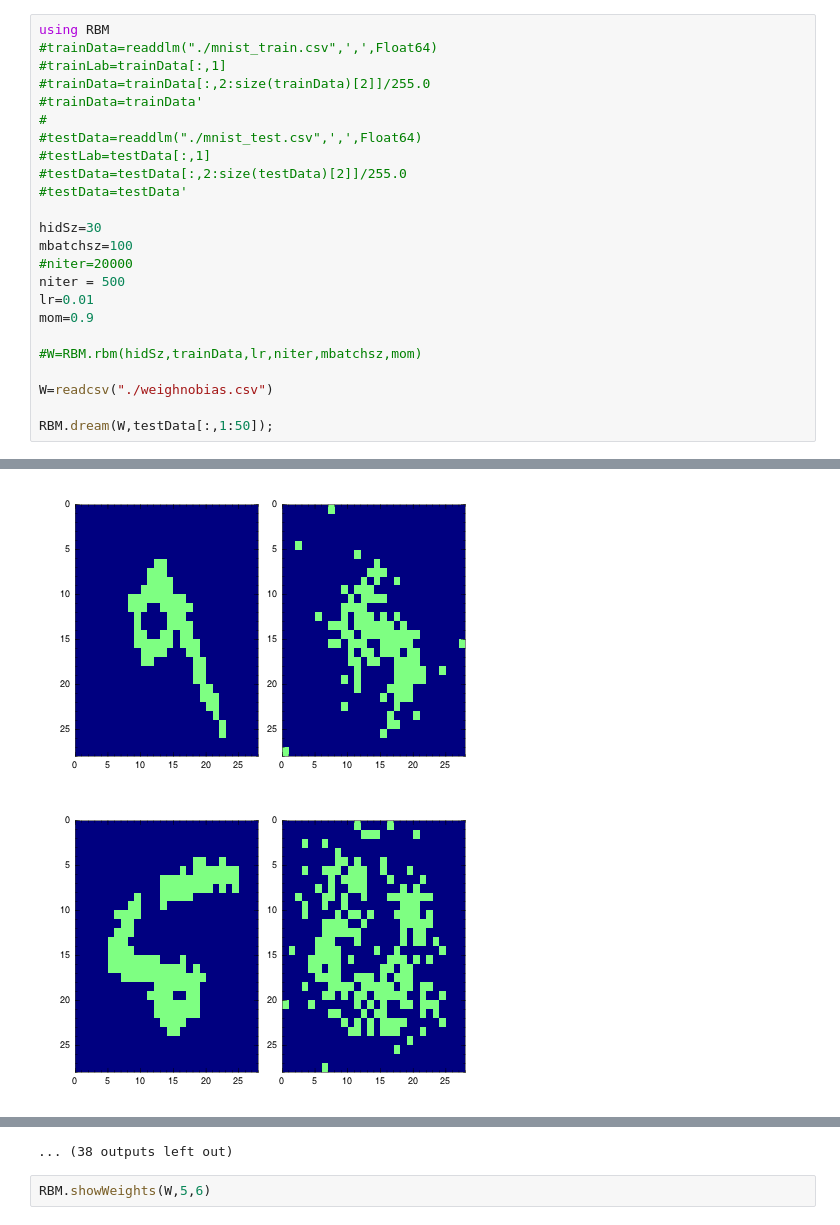
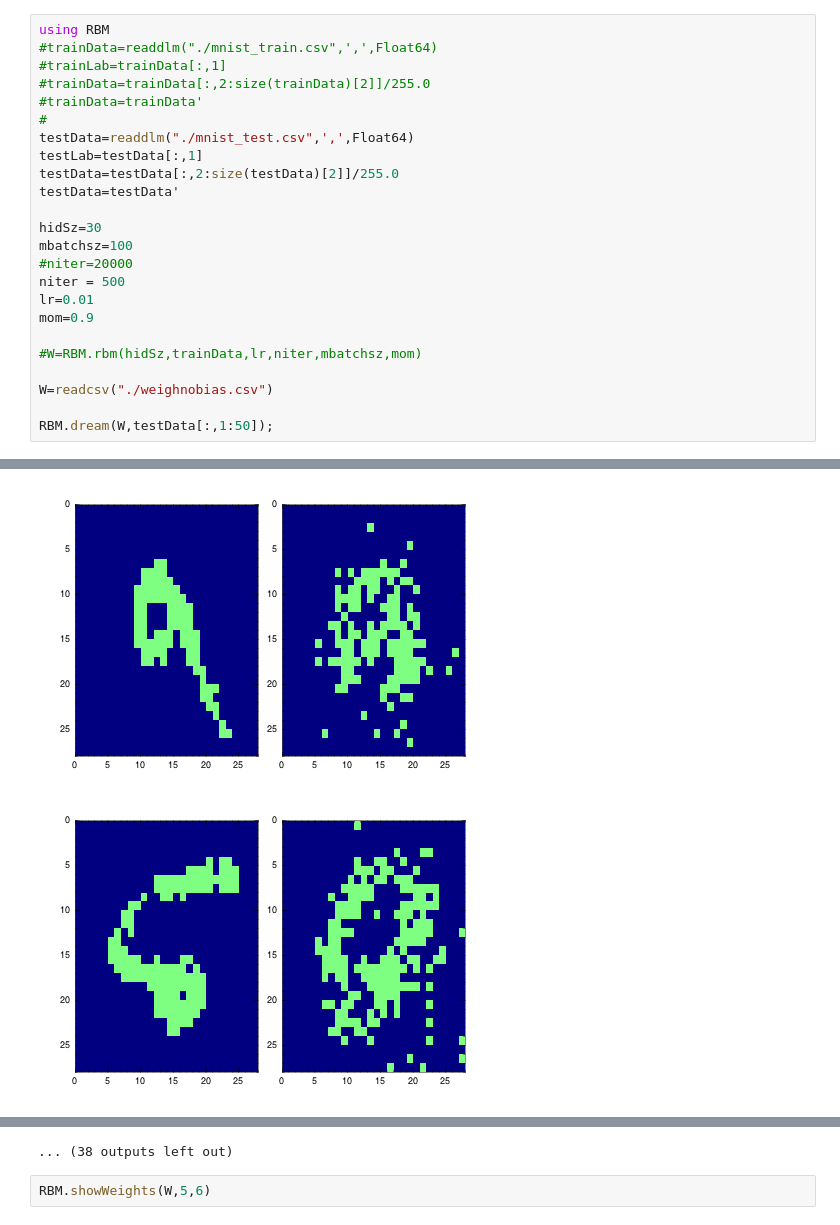
Before and after one commit to ppalmes/RBM.jl, a Jupyter notebook: RBM.ipynb, the cells around one changed output, grey strips where cells are left out. Cells and saved outputs as stored; diff of their text form.

```diff
--- a/RBM.ipynb
+++ b/RBM.ipynb
@@ -108,10 +107,10 @@ using RBM
 #trainData=trainData[:,2:size(trainData)[2]]/255.0
 #trainData=trainData'
 #
-#testData=readdlm("./mnist_test.csv",',',Float64)
-#testLab=testData[:,1]
-#testData=testData[:,2:size(testData)[2]]/255.0
-#testData=testData'
+testData=readdlm("./mnist_test.csv",',',Float64)
+testLab=testData[:,1]
+testData=testData[:,2:size(testData)[2]]/255.0
+testData=testData'
 
 hidSz=30
 mbatchsz=100
@@ -136,2 +135,2 @@ RBM.dream(W,testData[:,1:50]);
-[figure, old version]
+[figure, new version]
-[figure, old version]
+[figure, new version]
```
Also changed, not shown: parts of 2 cells of this notebook, 1 other file.
